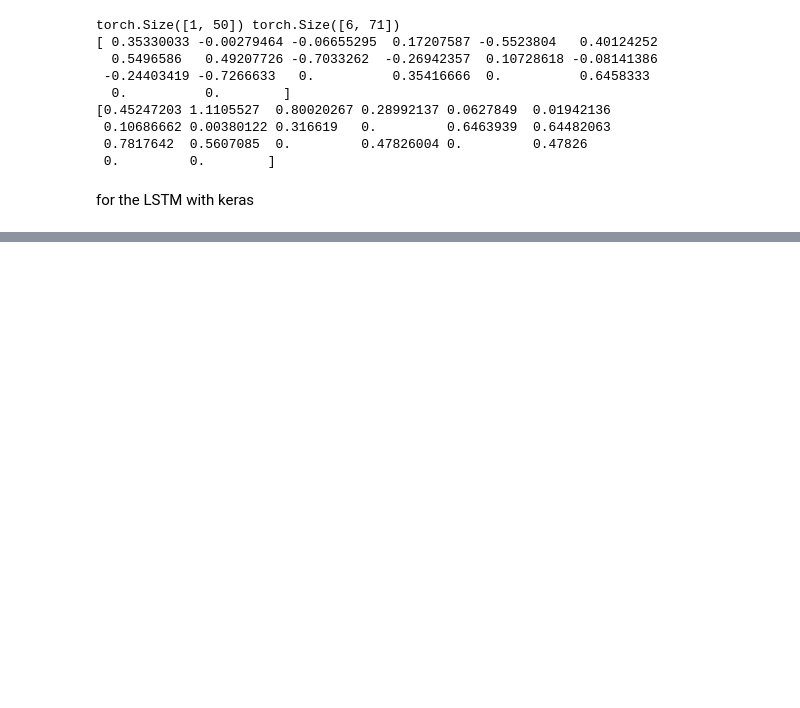
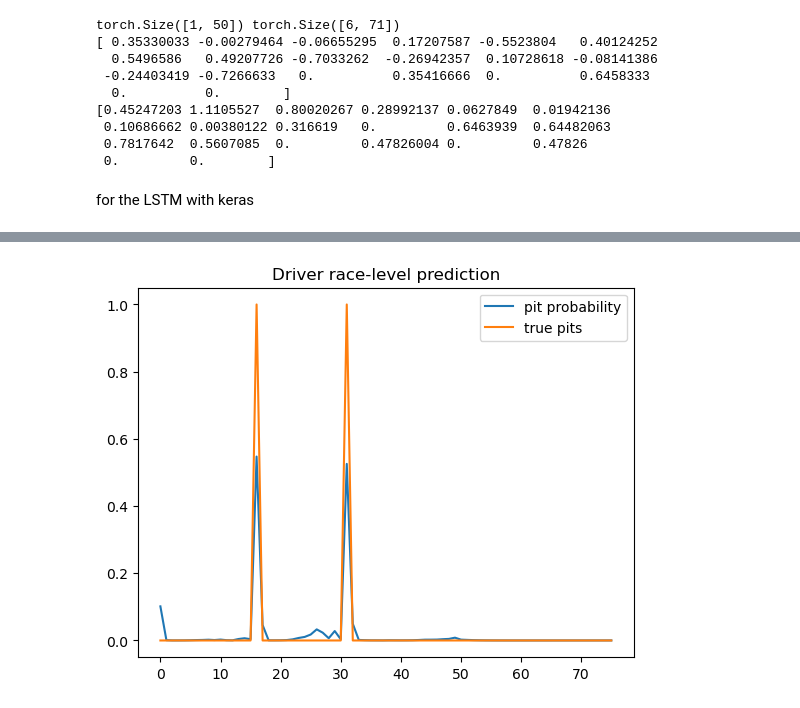
Before and after one commit to ymccathy/f1-pitstop-strategy-ml, a Jupyter notebook: train.ipynb, the cells around one changed output, grey strips where cells are left out. Saved outputs shown, nothing was run; the diff lists cells and outputs as text; code cells hidden in the pictures; blank space fills up the shorter version.

```diff
--- a/train.ipynb
+++ b/train.ipynb
@@ -190,25 +191,3 @@ print("LR PR-AUC:", average_precision_score(y_test_flat, lr_probs))
 # %% [output]
 LR ROC-AUC: 0.8961025348616852
 LR PR-AUC: 0.2507838168518511
-# %%
-num_epochs = 300
-
-for epoch in range(num_epochs):
-    model.train()
-    train_loss = 0.0
-
-    for X_batch, y_batch, mask, lengths in train_dl:
-        X_batch = X_batch.to(device)
-        y_batch = y_batch.to(device)
-        mask    = mask.to(device)
-        lengths_cpu = lengths.cpu()
-
-        optimizer.zero_grad()
-
-        logits = model(X_batch, lengths_cpu)
-
-        loss = criterion(logits[mask == 1], y_batch[mask == 1])
-        loss.backward()
-        optimizer.step()
-
-        train_loss += loss.item()
@@ -502,0 +565,17 @@ thr: 0.005 TP: 115 FP: 628
+# %%
+driver_idx = 0
+X_seq_pad = X_test_pad[driver_idx]
+y_seq_pad = y_test_pad[driver_idx]
+
+with torch.no_grad():
+    logits = model(torch.tensor(X_seq_pad).unsqueeze(0).to(device),
+                   torch.tensor([len(X_seq_pad)]) )
+    probs = torch.sigmoid(logits).cpu().numpy().flatten()
+
+plt.plot(probs, label="pit probability")
+plt.plot(y_seq_pad, label="true pits")
+plt.legend()
+plt.title("Driver race-level prediction")
+plt.show()
+# %% [output]
+[figure, added]
```
Also changed, not shown: parts of 14 cells of this notebook.
